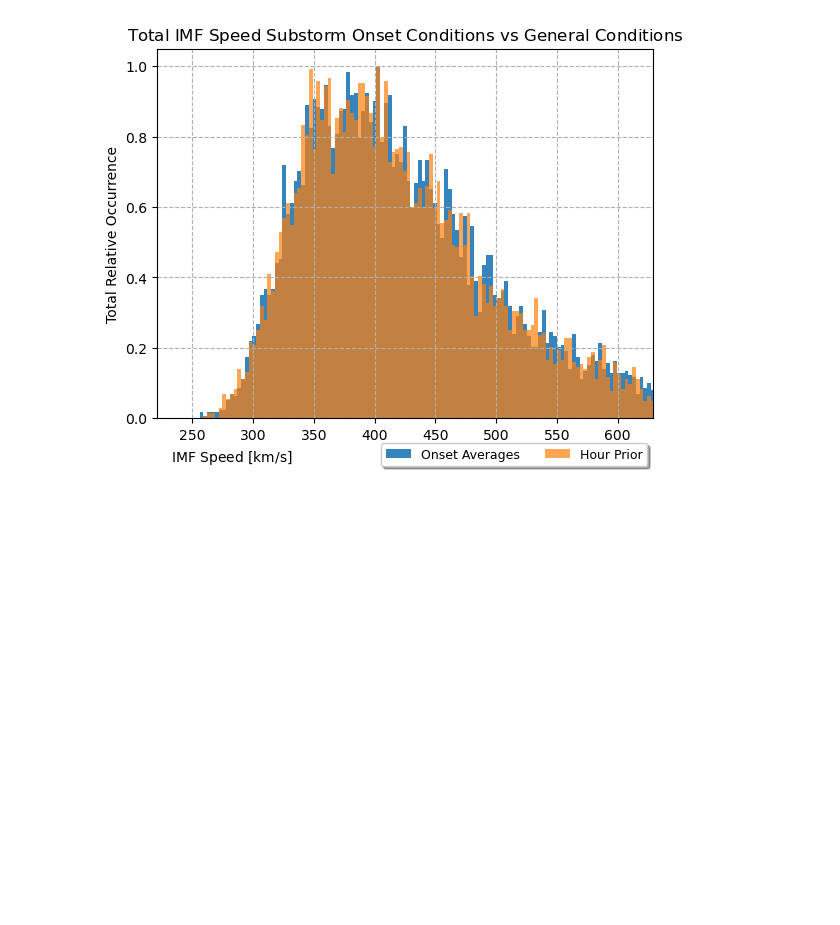
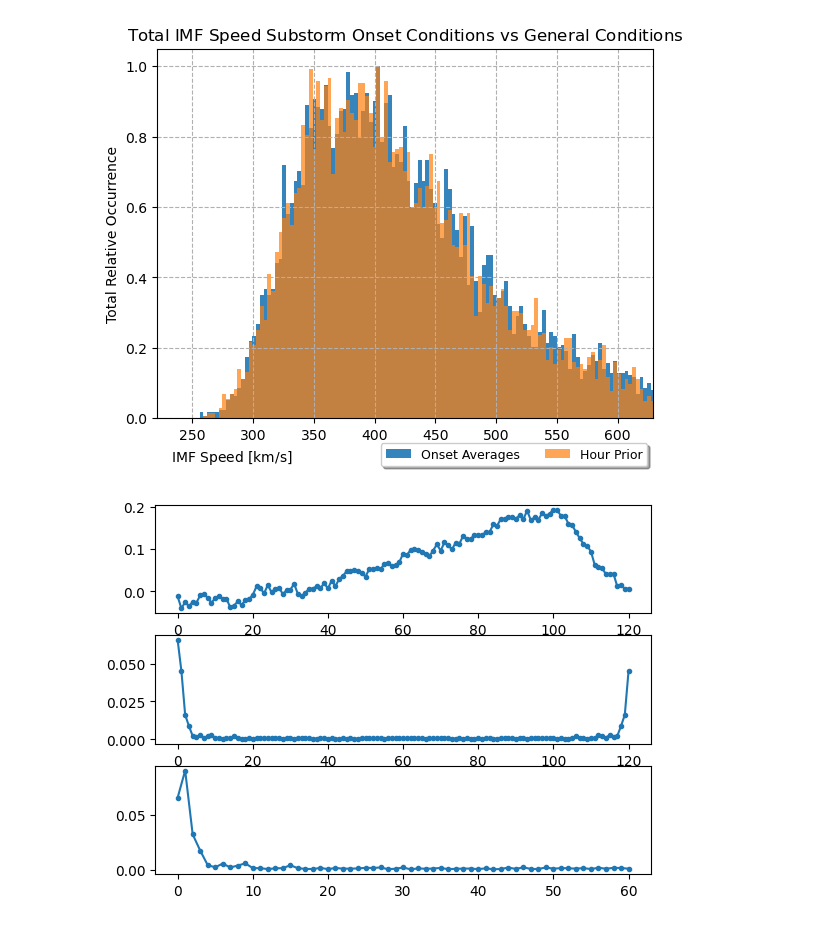
Before and after one commit to francil4/Pyspedas-OMNI-Data-Substorm-Onset-Analysis, a Jupyter notebook: dataplotting.ipynb, the cells around one changed output. Drawn from its saved outputs; the diff is of its cells as text; code cells hidden in the pictures; blank space fills up the shorter version.

```diff
--- a/dataplotting.ipynb
+++ b/dataplotting.ipynb
@@ -590,0 +657,20 @@ Note that this value for t is very different from that above, but the reason for
+# %%
+meansfft=np.fft.fft(means)
+absmeansfft=np.abs(meansfft)/len(means)
+fig,[ax1,ax2,ax3]=plt.subplots(nrows=3,ncols=1)
+#xvar=np.linspace(start/60,end/60,len(varrange))
+absmeansfftplot=2*absmeansfft[0:int(len(means)/2+1)]
+absmeansfftplot[0]=absmeansfftplot[0]/2
+
+ax1.plot(means,'.-')
+ax2.plot(absmeansfft,'.-')
+ax3.plot(absmeansfftplot,'.-')
+#plt.xlabel(str(paramname)+' ['+str(unitname)+']')
+#plt.ylabel('Mean Values ['+str(unitname)+']')
+#plt.ylabel('Fast Fourier Transform')
+#plt.title('Total '+str(paramname)+' Substorm Onset Conditions vs General Conditions')
+#ax2.set_xlim([1,119])
+#ax2.set_ylim([0,.01])
+plt.show()
+# %% [output]
+[figure, added]
```
Also changed, not shown: parts of 7 cells of this notebook, 5 other files.
